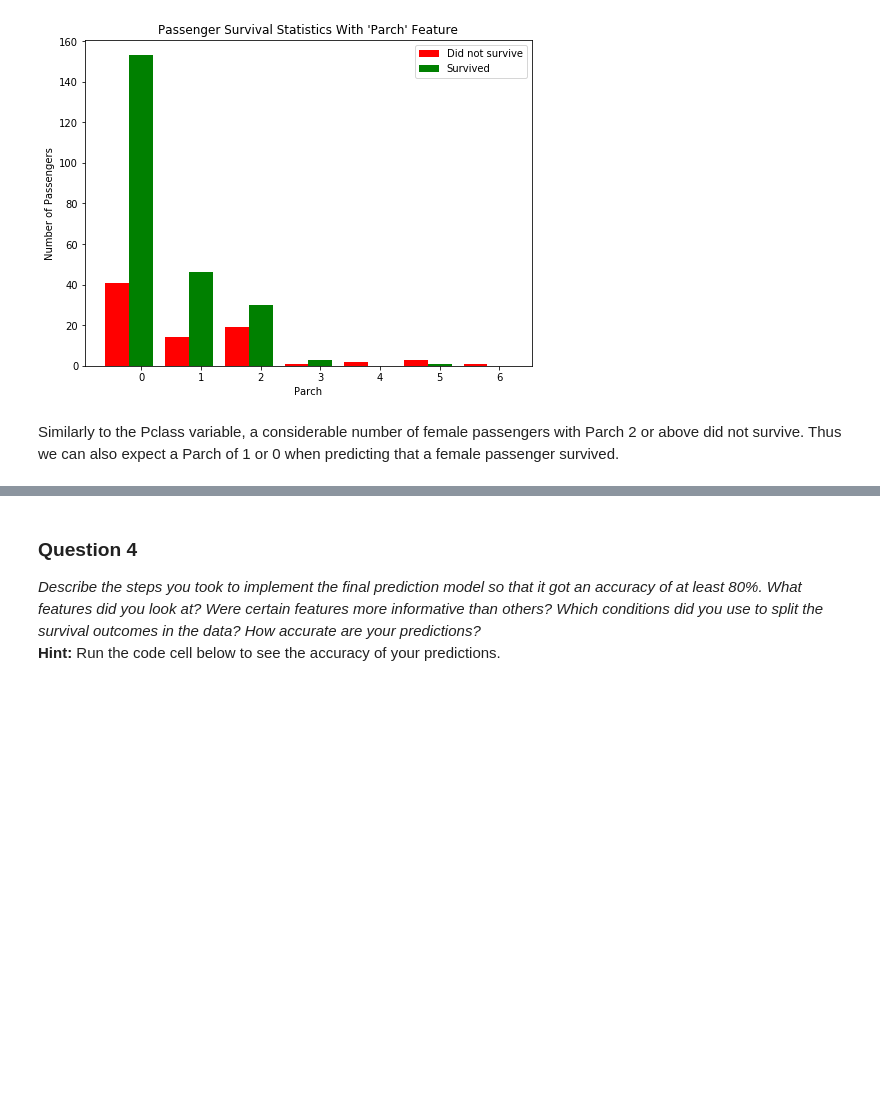
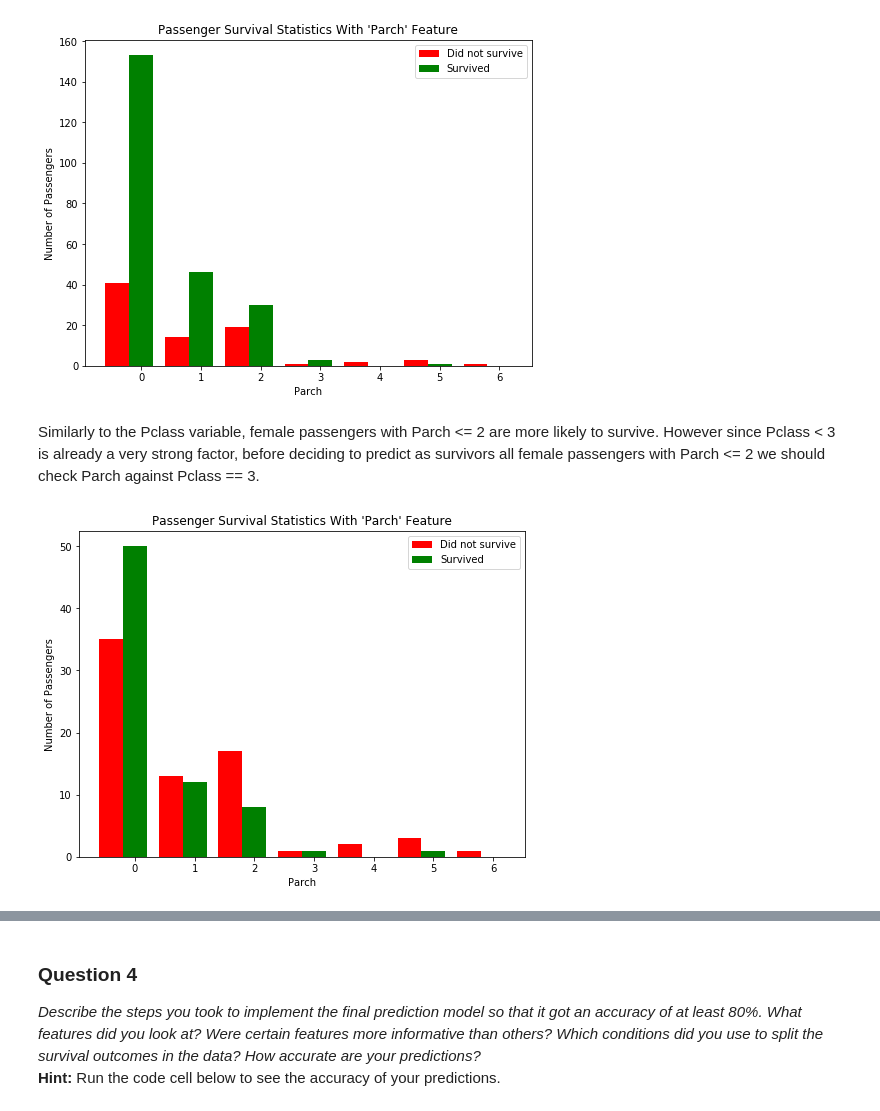
Before and after one commit to victorarias/furry-computing-machine, a Jupyter notebook: titanic_survival_exploration/titanic_survival_exploration.ipynb, the cells around one changed output, grey strips where cells are left out. Cells and saved outputs as stored; diff of their text form; code cells hidden in the pictures; blank space fills up the shorter version.

Commit message:
Add improvements to titanic survival exploration

```diff
--- a/titanic_survival_exploration/titanic_survival_exploration.ipynb
+++ b/titanic_survival_exploration/titanic_survival_exploration.ipynb
@@ -226,5 +228,9 @@ Half of the female passengers from Pclass 3 did not survive, so we can improve o
 vs.survival_stats(data, outcomes, 'Parch', ["Sex == 'female'"])
 # %% [output]
 [figure]
-# %% [markdown]
-Similarly to the Pclass variable, a considerable number of female passengers with Parch 2 or above did not survive. Thus we can also expect a Parch of 1 or 0 when predicting that a female passenger survived.
+# %% [markdown]
+Similarly to the Pclass variable, female passengers with Parch <= 2 are more likely to survive. However since Pclass < 3 is already a very strong factor, before deciding to predict as survivors all female passengers with Parch <= 2 we should check Parch against Pclass == 3.
+# %%
+vs.survival_stats(data, outcomes, 'Parch', ["Sex == 'female'", "Pclass == 3"])
+# %% [output]
+[figure, added]
```
Also changed, not shown: parts of 13 cells of this notebook, 1 other file.
